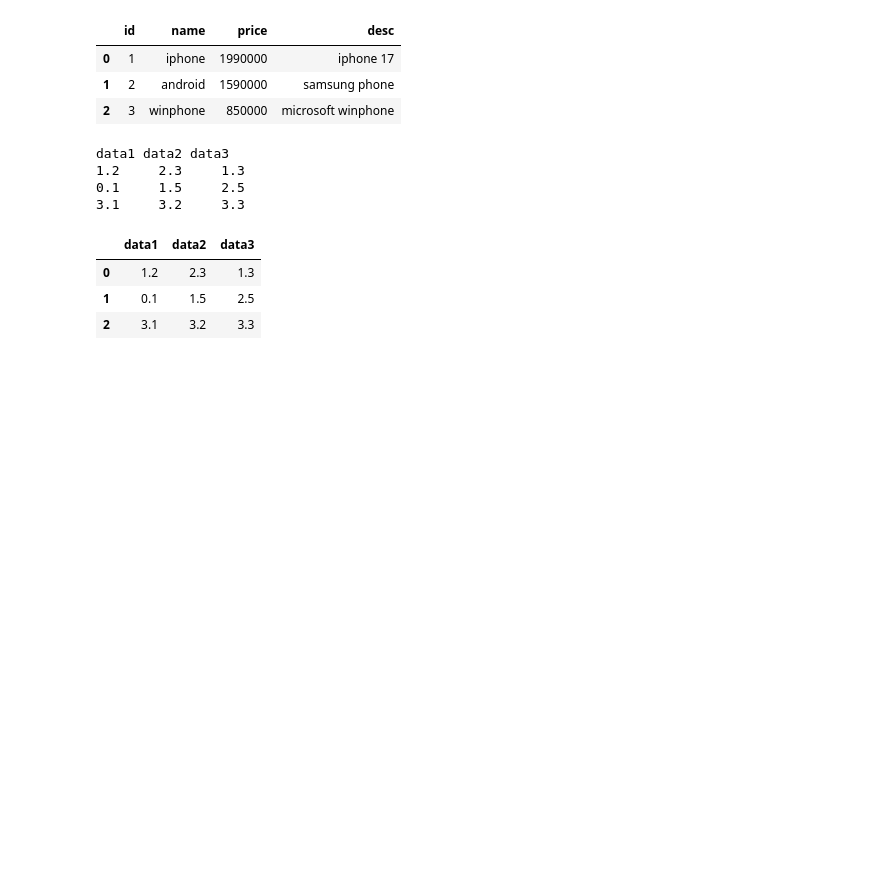
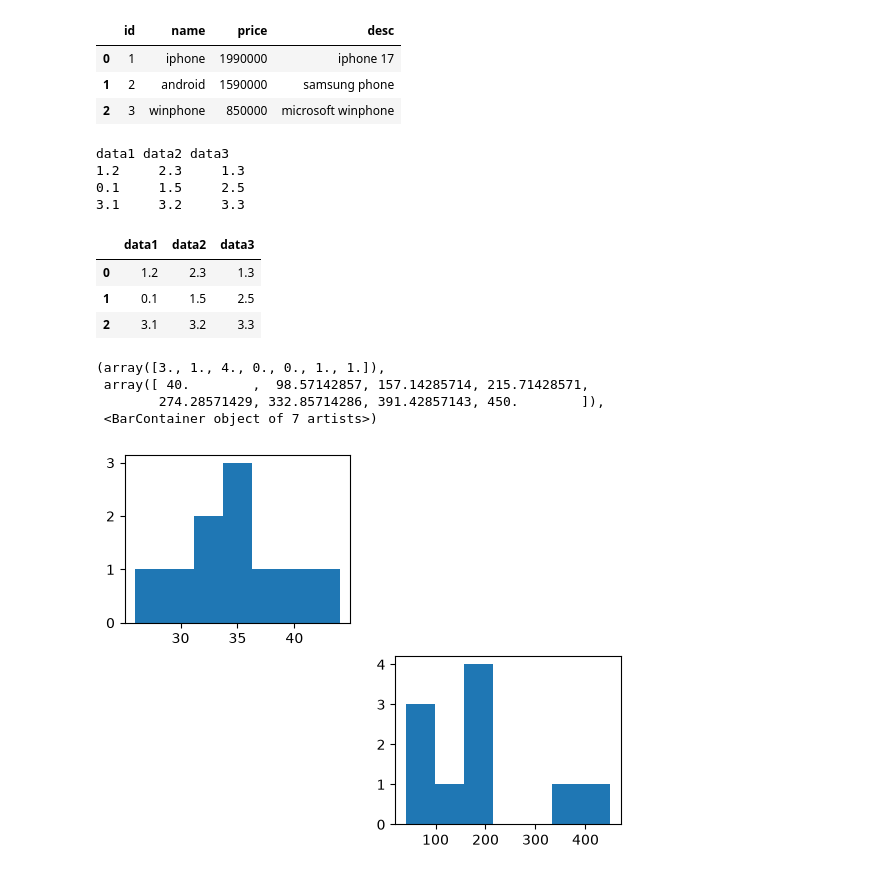
Before and after one commit to isalangmj-maker/python260915, a Jupyter notebook: DemoPandas2.ipynb, the cells around one changed output. Drawn from its saved outputs; the diff is of its cells as text; code cells hidden in the pictures; blank space fills up the shorter version.

```diff
--- a/DemoPandas2.ipynb
+++ b/DemoPandas2.ipynb
@@ -193,3 +193,20 @@ data3
 | 0 | 1.2 | 2.3 | 1.3 |
 | 1 | 0.1 | 1.5 | 2.5 |
 | 2 | 3.1 | 3.2 | 3.3 |
+# %%
+import matplotlib.pyplot as plt
+#엑셀 파일을 로딩
+dfExcel = pd.read_excel(r"c:\work\demo.xlsx","Sheet1")
+# dfExcel
+#그림판 생성
+fig = plt.figure()
+ax1 = fig.add_subplot(2,2,1)
+ax2 = fig.add_subplot(2,2,4)
+ax1.hist(dfExcel["나이"], bins=7)
+ax2.hist(dfExcel["수입"], bins=7)
+# %% [output]
+(array([3., 1., 4., 0., 0., 1., 1.]),
+ array([ 40.        ,  98.57142857, 157.14285714, 215.71428571,
+        274.28571429, 332.85714286, 391.42857143, 450.        ]),
+ <BarContainer object of 7 artists>)
+[figure, added]
```
Also changed, not shown: 9 other files.
